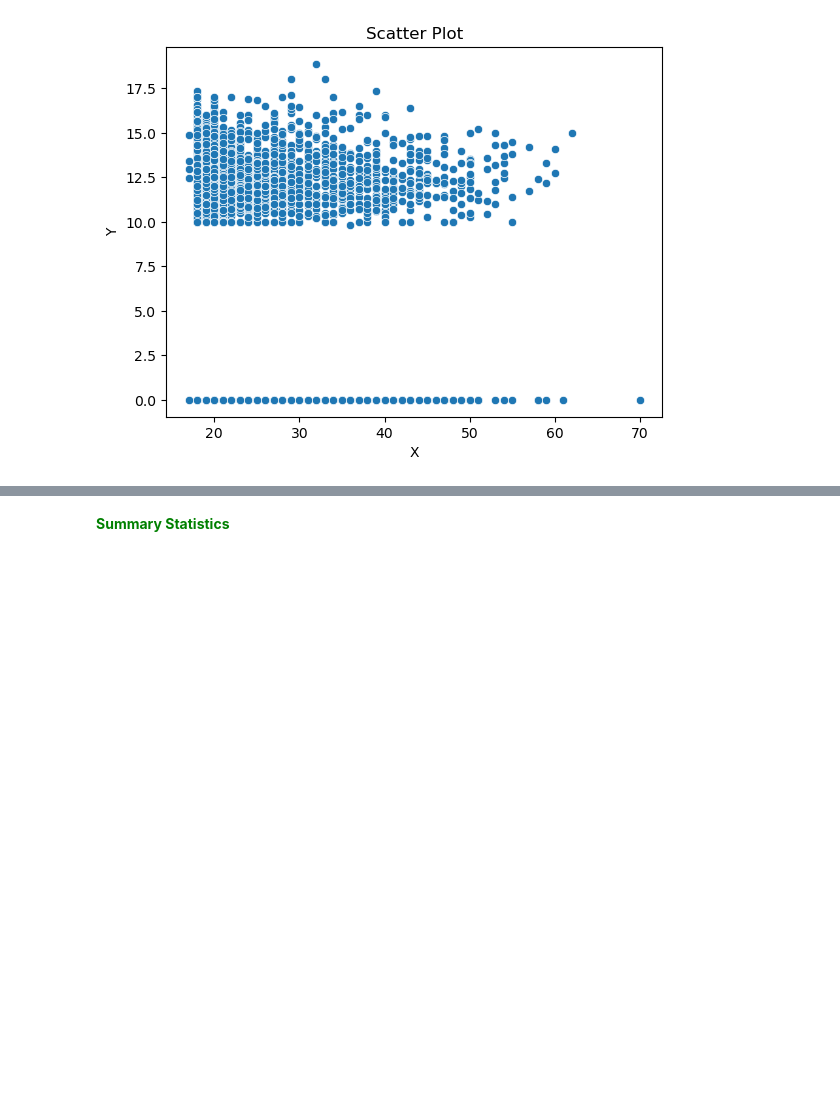
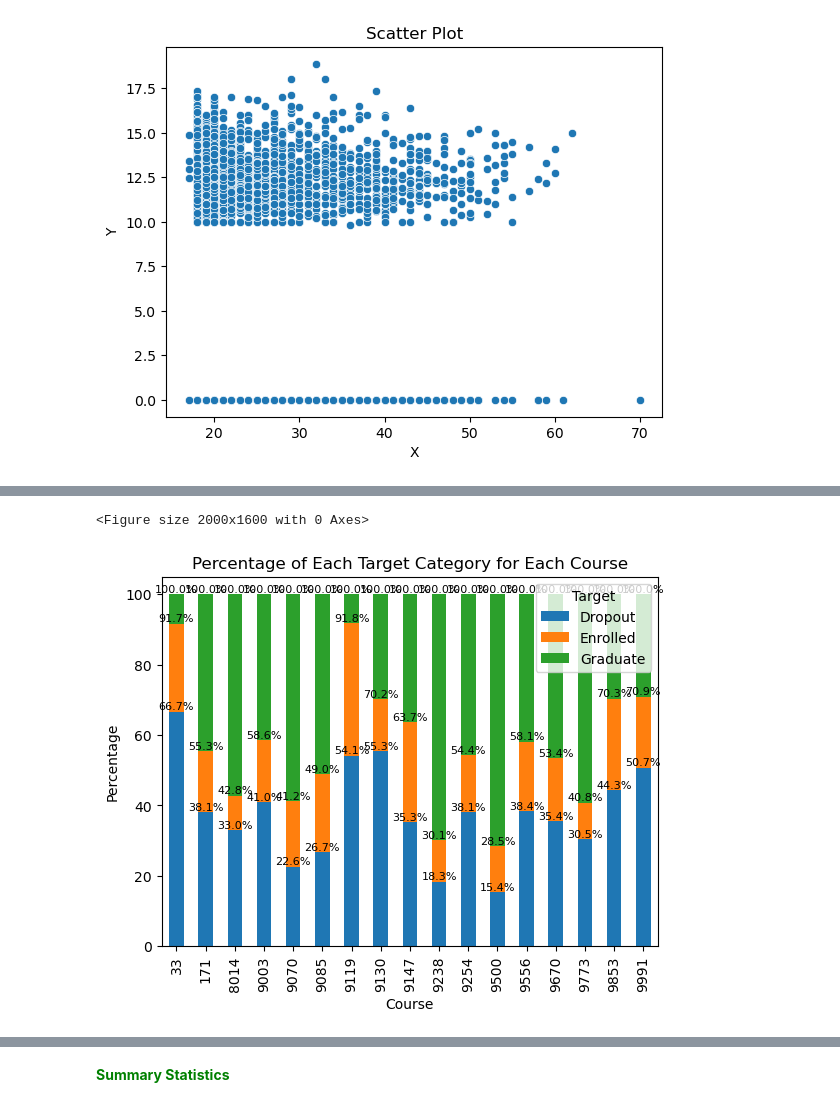
Before and after one commit to omar-kabeer/forecasting-academic-trajectories, a Jupyter notebook: notebooks/notebook.ipynb, the cells around one changed output, grey strips where cells are left out. Cells and saved outputs as stored; diff of their text form; code cells hidden in the pictures; blank space fills up the shorter version.

```diff
--- a/notebooks/notebook.ipynb
+++ b/notebooks/notebook.ipynb
@@ -722,0 +747,27 @@ plt.show()
+# %%
+# Grouping the data by 'Course' and 'Target' and getting the count
+grouped = df.groupby(['Course', 'Target']).size().unstack()
+
+# Calculating the percentage for each target category for each course
+grouped_percentage = grouped.apply(lambda x: x / x.sum() * 100, axis=1)
+
+# Setting the figure size
+plt.figure(figsize=(20, 16))
+
+# Plotting the data
+ax = grouped_percentage.plot(kind='bar', stacked=True)
+
+# Adding percentage labels to each bar stack with adjusted font size
+for container in ax.containers:
+    ax.bar_label(container, fmt='%.1f%%', fontsize=8, label_type='edge')  # Adjust the font size as desired and set the format to percentage
+
+# Adding labels and title
+plt.xlabel('Course')
+plt.ylabel('Percentage')
+plt.title('Percentage of Each Target Category for Each Course')
+
+# Displaying the plot
+plt.show()
+# %% [output]
+<Figure size 2000x1600 with 0 Axes>
+[figure, added]
```
Also changed, not shown: parts of 13 cells of this notebook.
